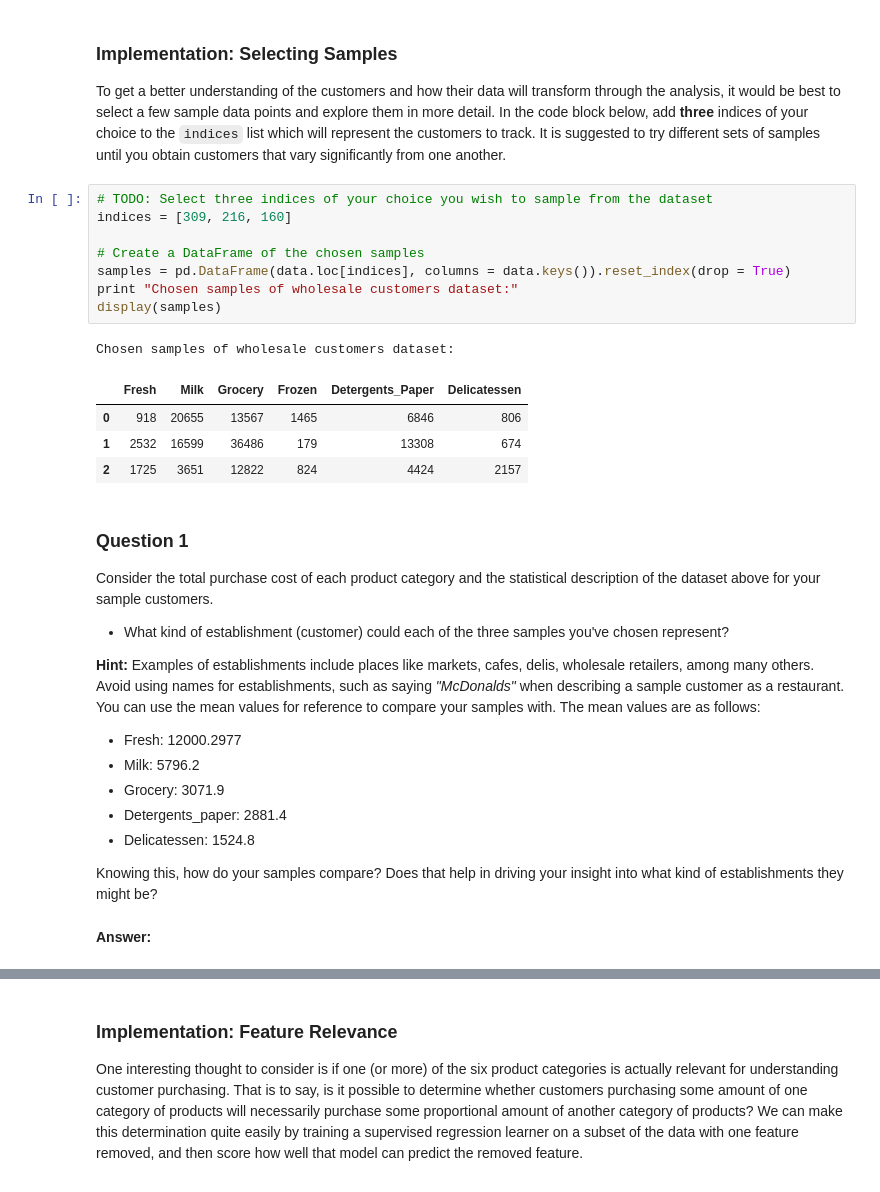
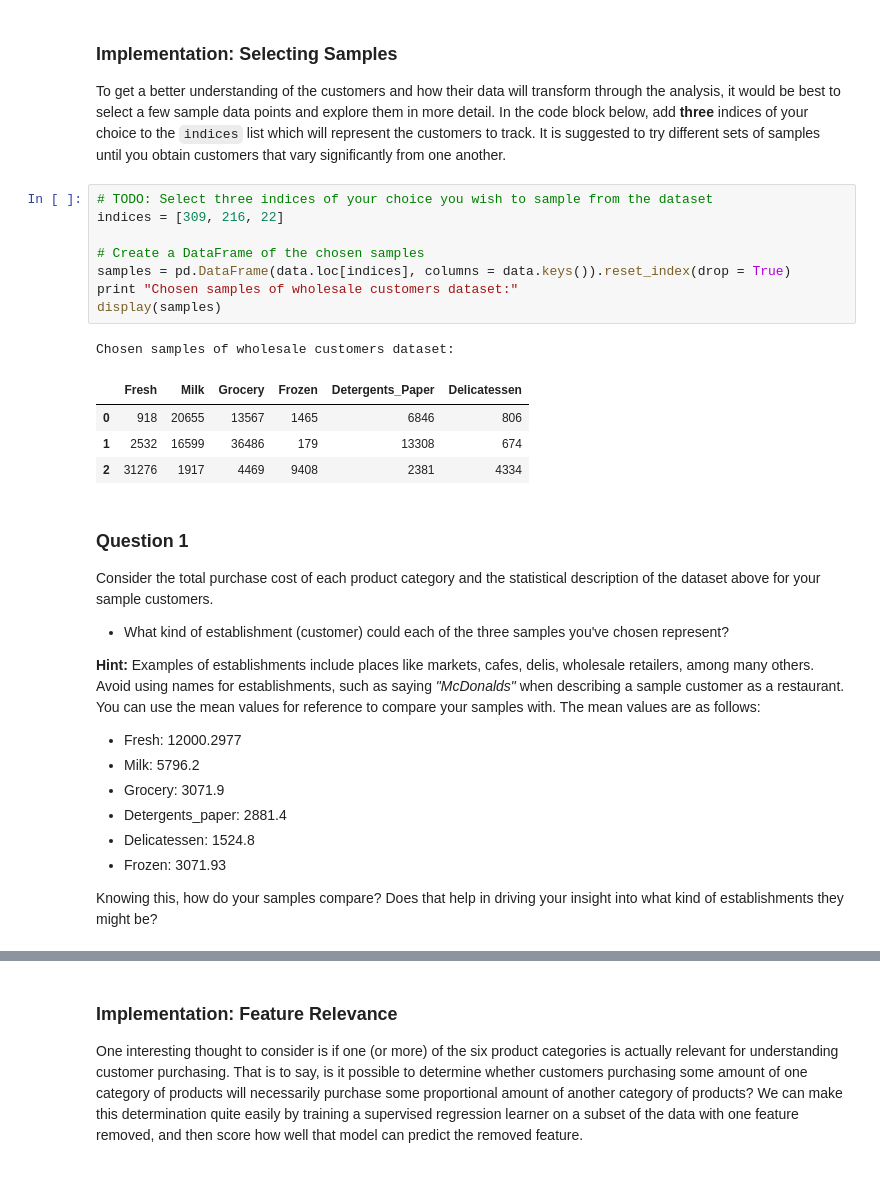
Before and after one commit to juanerolon/Customer-Segmentation-Analysis, a Jupyter notebook: customer_segments.ipynb, the cells around one changed output, grey strips where cells are left out. Drawn from its saved outputs; the diff is of its cells as text.

```diff
--- a/customer_segments.ipynb
+++ b/customer_segments.ipynb
@@ -61,18 +61,18 @@ display(data.describe())
 To get a better understanding of the customers and how their data will transform through the analysis, it would be best to select a few sample data points and explore them in more detail. In the code block below, add **three** indices of your choice to the `indices` list which will represent the customers to track. It is suggested to try different sets of samples until you obtain customers that vary significantly from one another.
 # %%
 # TODO: Select three indices of your choice you wish to sample from the dataset
-indices = [309, 216, 160]
+indices = [309, 216, 22]
 
 # Create a DataFrame of the chosen samples
 samples = pd.DataFrame(data.loc[indices], columns = data.keys()).reset_index(drop = True)
 print "Chosen samples of wholesale customers dataset:"
 display(samples)
 # %% [output]
 Chosen samples of wholesale customers dataset:
 |  | Fresh | Milk | Grocery | Frozen | Detergents_Paper | Delicatessen |
 | 0 | 918 | 20655 | 13567 | 1465 | 6846 | 806 |
 | 1 | 2532 | 16599 | 36486 | 179 | 13308 | 674 |
-| 2 | 1725 | 3651 | 12822 | 824 | 4424 | 2157 |
+| 2 | 31276 | 1917 | 4469 | 9408 | 2381 | 4334 |
 # %% [markdown]
 ### Question 1
 Consider the total purchase cost of each product category and the statistical description of the dataset above for your sample customers.
@@ -86,7 +86,6 @@ Consider the total purchase cost of each product category and the statistical de
 * Grocery: 3071.9
 * Detergents_paper: 2881.4
 * Delicatessen: 1524.8
+* Frozen: 3071.93
 
 Knowing this, how do your samples compare? Does that help in driving your insight into what kind of establishments they might be?
-# %% [markdown]
-**Answer:**
```
Also changed, not shown: parts of 7 cells of this notebook.
